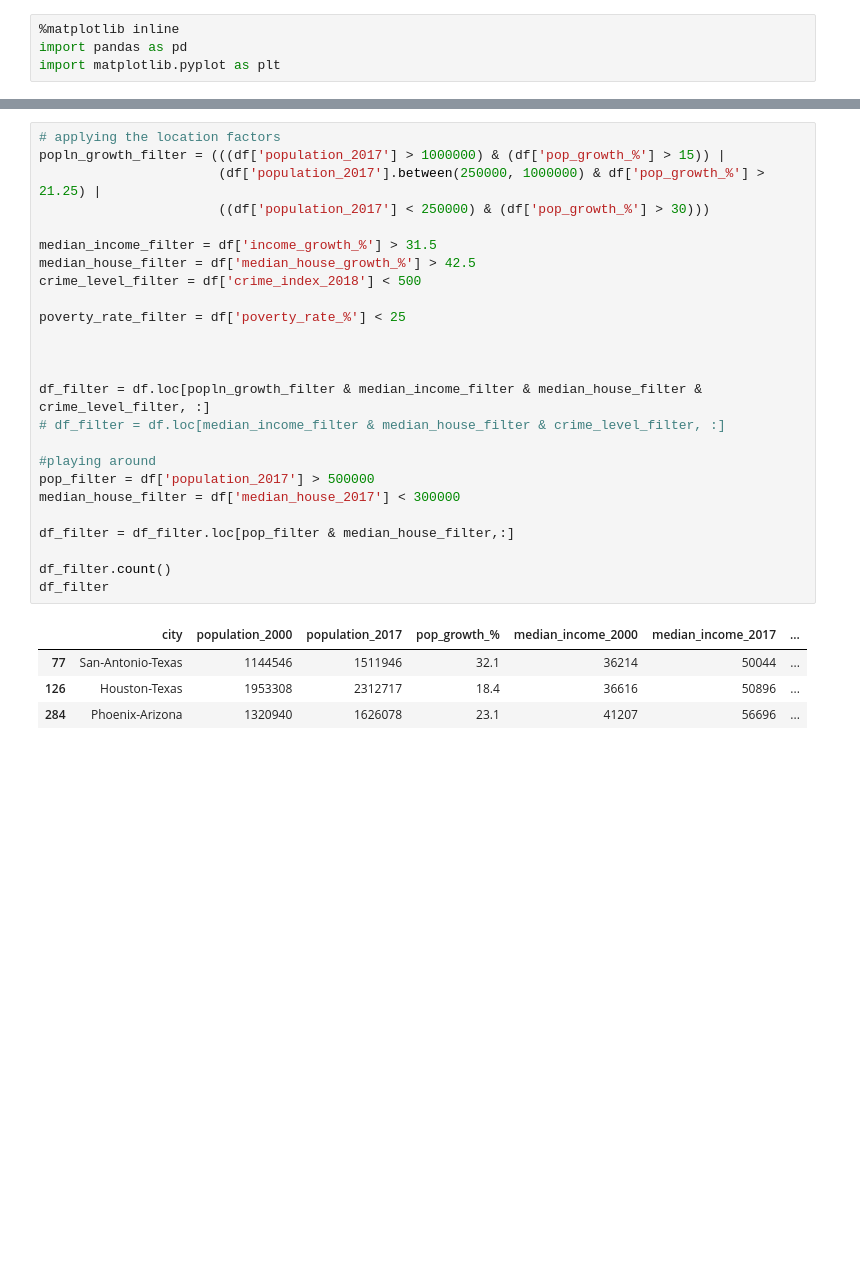
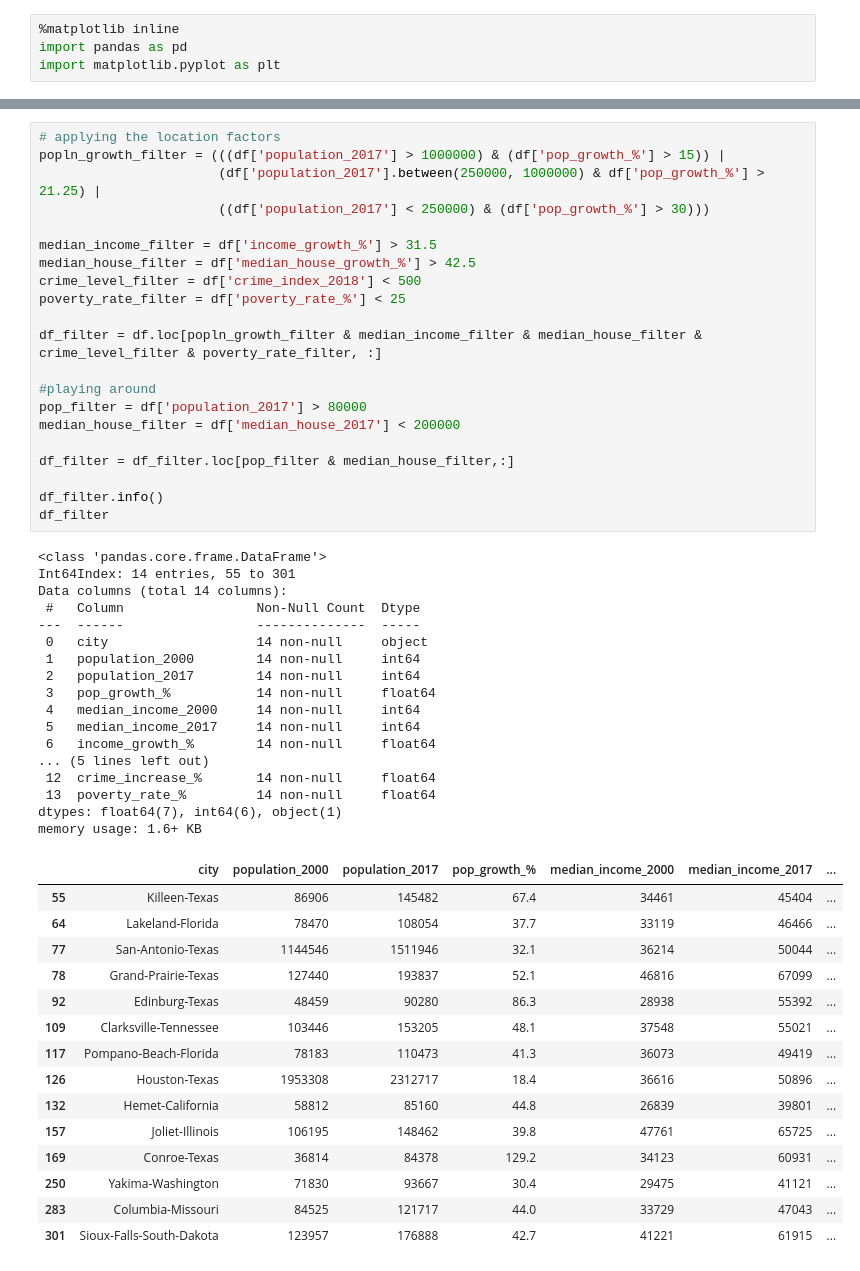
Before and after one commit to Zeriet/RESmartInvestAnalyzer, a Jupyter notebook: RE-Investmaent-Analysis.ipynb, the cells around one changed output, grey strips where cells are left out. Saved outputs shown, nothing was run; the diff lists cells and outputs as text; blank space fills up the shorter version.

```diff
--- a/RE-Investmaent-Analysis.ipynb
+++ b/RE-Investmaent-Analysis.ipynb
@@ -61,31 +64,55 @@ df.head()
 # %%
 # applying the location factors
 popln_growth_filter = (((df['population_2017'] > 1000000) & (df['pop_growth_%'] > 15)) |
                        (df['population_2017'].between(250000, 1000000) & df['pop_growth_%'] > 21.25) |
                        ((df['population_2017'] < 250000) & (df['pop_growth_%'] > 30)))
 
 median_income_filter = df['income_growth_%'] > 31.5
 median_house_filter = df['median_house_growth_%'] > 42.5
 crime_level_filter = df['crime_index_2018'] < 500
-
 poverty_rate_filter = df['poverty_rate_%'] < 25
 
-
-
-df_filter = df.loc[popln_growth_filter & median_income_filter & median_house_filter & crime_level_filter, :]
-# df_filter = df.loc[median_income_filter & median_house_filter & crime_level_filter, :]
+df_filter = df.loc[popln_growth_filter & median_income_filter & median_house_filter & crime_level_filter & poverty_rate_filter, :]
 
 #playing around
-pop_filter = df['population_2017'] > 500000
-median_house_filter = df['median_house_2017'] < 300000
+pop_filter = df['population_2017'] > 80000
+median_house_filter = df['median_house_2017'] < 200000
 
 df_filter = df_filter.loc[pop_filter & median_house_filter,:]
 
-df_filter.count()
+df_filter.info()
 df_filter
 # %% [output]
+<class 'pandas.core.frame.DataFrame'>
+Int64Index: 14 entries, 55 to 301
+Data columns (total 14 columns):
+ #   Column                 Non-Null Count  Dtype
+---  ------                 --------------  -----
+ 0   city                   14 non-null     object
+ 1   population_2000        14 non-null     int64
+ 2   population_2017        14 non-null     int64
+ 3   pop_growth_%           14 non-null     float64
+ 4   median_income_2000     14 non-null     int64
+ 5   median_income_2017     14 non-null     int64
+ 6   income_growth_%        14 non-null     float64
+... (5 lines left out)
+ 12  crime_increase_%       14 non-null     float64
+ 13  poverty_rate_%         14 non-null     float64
+dtypes: float64(7), int64(6), object(1)
+memory usage: 1.6+ KB
 |  | city | population_2000 | population_2017 | pop_growth_% | median_income_2000 | median_income_2017 | ... |
+| 55 | Killeen-Texas | 86906 | 145482 | 67.4 | 34461 | 45404 | ... |
+| 64 | Lakeland-Florida | 78470 | 108054 | 37.7 | 33119 | 46466 | ... |
 | 77 | San-Antonio-Texas | 1144546 | 1511946 | 32.1 | 36214 | 50044 | ... |
+| 78 | Grand-Prairie-Texas | 127440 | 193837 | 52.1 | 46816 | 67099 | ... |
+| 92 | Edinburg-Texas | 48459 | 90280 | 86.3 | 28938 | 55392 | ... |
+| 109 | Clarksville-Tennessee | 103446 | 153205 | 48.1 | 37548 | 55021 | ... |
+| 117 | Pompano-Beach-Florida | 78183 | 110473 | 41.3 | 36073 | 49419 | ... |
 | 126 | Houston-Texas | 1953308 | 2312717 | 18.4 | 36616 | 50896 | ... |
-| 284 | Phoenix-Arizona | 1320940 | 1626078 | 23.1 | 41207 | 56696 | ... |
+| 132 | Hemet-California | 58812 | 85160 | 44.8 | 26839 | 39801 | ... |
+| 157 | Joliet-Illinois | 106195 | 148462 | 39.8 | 47761 | 65725 | ... |
+| 169 | Conroe-Texas | 36814 | 84378 | 129.2 | 34123 | 60931 | ... |
+| 250 | Yakima-Washington | 71830 | 93667 | 30.4 | 29475 | 41121 | ... |
+| 283 | Columbia-Missouri | 84525 | 121717 | 44.0 | 33729 | 47043 | ... |
+| 301 | Sioux-Falls-South-Dakota | 123957 | 176888 | 42.7 | 41221 | 61915 | ... |
 # %%
```
Also changed, not shown: parts of 2 cells of this notebook, 5 other files.
